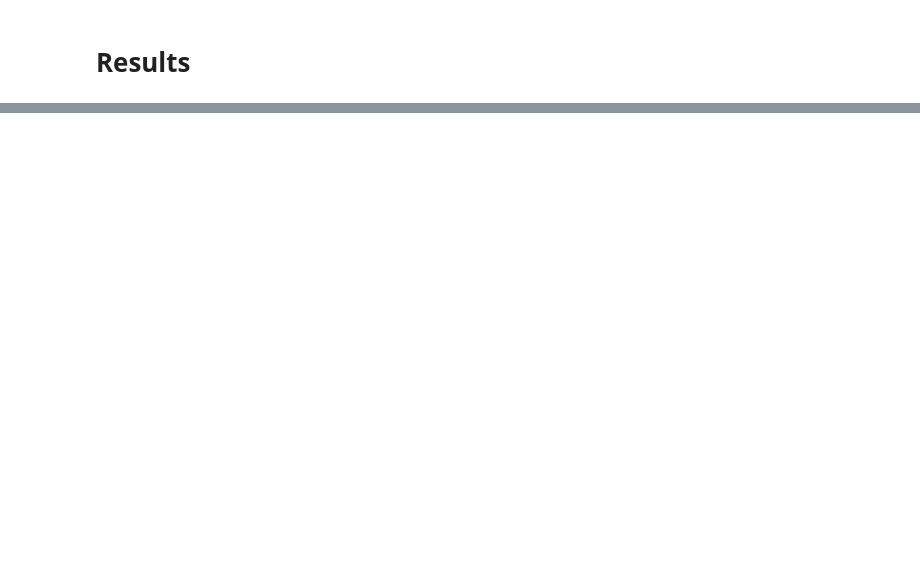
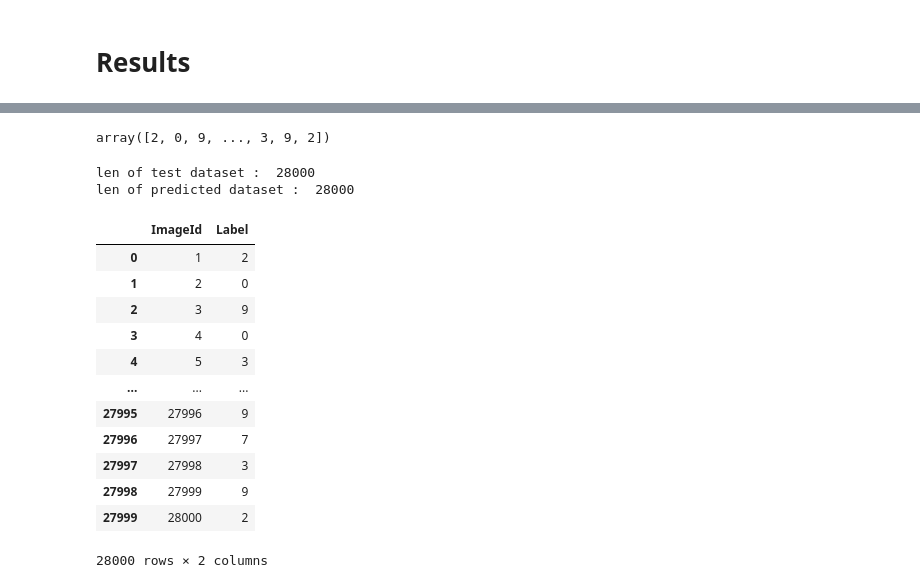
Before and after one commit to sayedul45/Digit-Recognizer-Using-CNN, a Jupyter notebook: digit-recognizer-by-bongodev.ipynb, the cells around one changed output, grey strips where cells are left out. Cells and saved outputs as stored; diff of their text form; code cells hidden in the pictures; blank space fills up the shorter version.

```diff
--- a/digit-recognizer-by-bongodev.ipynb
+++ b/digit-recognizer-by-bongodev.ipynb
@@ -309,0 +410,34 @@ The score of  this model is : 97.14%
+# %%
+pred_classes = np.argmax(predictions,axis=1)
+pred_classes
+# %% [output]
+array([2, 0, 9, ..., 3, 9, 2])
+# %%
+print('len of test dataset : ',len(test))
+
+print('len of predicted dataset : ',len(pred_classes))
+# %% [output]
+len of test dataset :  28000
+len of predicted dataset :  28000
+# %%
+submission = pd.DataFrame({'Label': pred_classes})
+# %%
+submission['ImageId'] = np.arange(1, len(submission) + 1)
+# %%
+submission = submission [['ImageId','Label']]
+# %%
+submission
+# %% [output]
+|  | ImageId | Label |
+| 0 | 1 | 2 |
+| 1 | 2 | 0 |
+| 2 | 3 | 9 |
+| 3 | 4 | 0 |
+| 4 | 5 | 3 |
+| ... | ... | ... |
+| 27995 | 27996 | 9 |
+| 27996 | 27997 | 7 |
+| 27997 | 27998 | 3 |
+| 27998 | 27999 | 9 |
+| 27999 | 28000 | 2 |
+28000 rows × 2 columns
```
Also changed, not shown: parts of 21 cells of this notebook.
